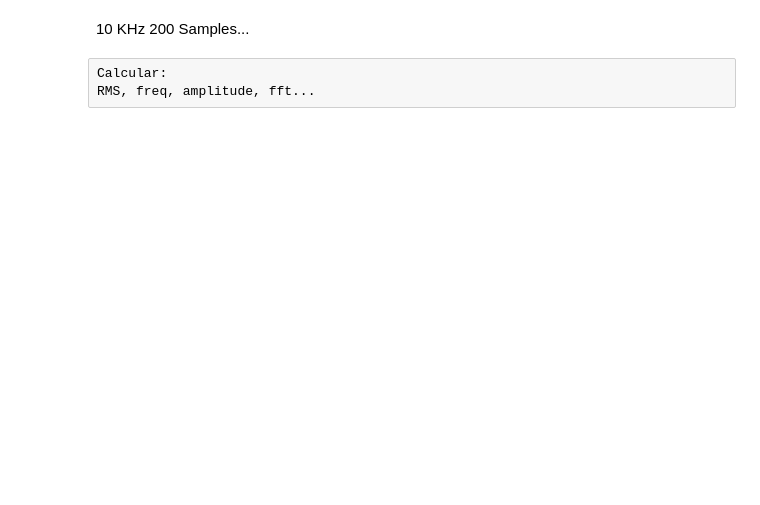
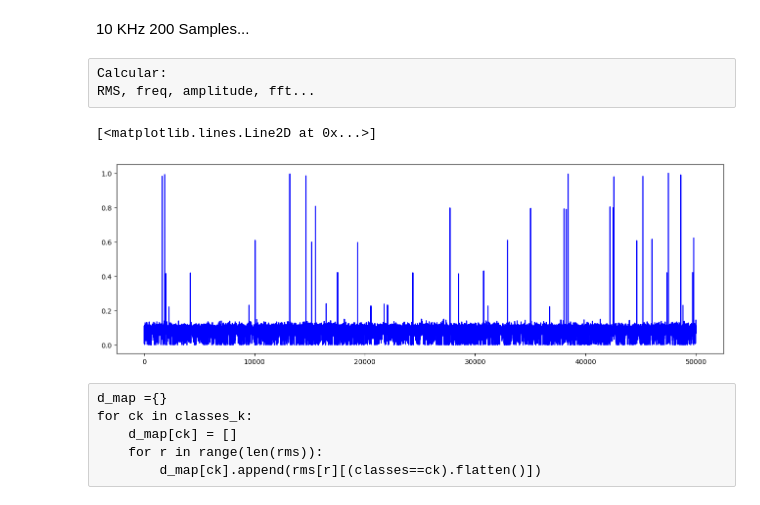
Before and after one commit to luizhlc/MVC, a Jupyter notebook: test.ipynb, the cells around one changed output. Cells and saved outputs as stored; diff of their text form; code cells hidden in the pictures; blank space fills up the shorter version.

```diff
--- a/test.ipynb
+++ b/test.ipynb
@@ -91,9 +78,0 @@ for ck in classes_k:
-# %%
-print("Por Classe:")
-for ck in classes_k:
-    for s in range(n_sensors):
-        print(f'{ck}_s{s}: {np.min(np.min(d_map[ck][s]))}, {np.max(np.max(d_map[ck][s]))}')
-    print('\n')
-print("Por Sensor:")
-for i, s in enumerate(sensor_data):
-    print(f"s{i}", np.min(np.min(s)), np.max(np.max(s)))
@@ -150,0 +111,42 @@ sig_noise_freq = np.abs(scipy.fftpack.fftfreq(time.size, 3/1000))
+# %%
+def get_RMS(sig, f, n, w):
+    steps = np.int_(np.floor(n/w))
+    x_RMS = np.zeros((len(sig),steps)) #Create array for RMS valuess
+    for i in range (0, steps):
+        x_RMS[:,i] = np.sqrt(np.mean((sig[:, (i*w):((i+1)*w)]**2), axis=1))
+    return x_RMS
+# %%
+n = np.int(200)#length of the array
+freq = 10000  #sample rate (10KHz)
+time = 1/freq;
+rms_global = []
+peak = []
+peak2peak =[]
+crista = []
+# rms_w50 =[]
+
+for i in [0,1,2]:
+    rms_global.append(get_RMS(sensor_data[i], freq, n, n))
+    peak.append(np.max(sensor_data[i], axis=1))
+    crista.append(peak[i]/rms_global[i][:,0])
+    peak2peak.append(np.max(sensor_data[i], axis=1)-np.min(sensor_data[i], axis=1))
+    # rms_w50.append(get_RMS(sensor_data[i], freq, n, 10))
+# %%
+for i in [0,1,2]:
+    rms_global[i] = (rms_global[i]-np.min(np.min(rms_global[i])))/(np.max(np.max(rms_global[i]))-np.min(np.min(rms_global[i])))
+    peak[i] = (peak[i]-np.min(np.min(peak[i])))/(np.max(np.max(peak[i]))-np.min(np.min(peak[i])))
+    crista[i] = (crista[i]-np.min(np.min(crista[i])))/(np.max(np.max(crista[i]))-np.min(np.min(crista[i])))
+    peak2peak[i] = (peak2peak[i]-np.min(np.min(peak2peak[i])))/(np.max(np.max(peak2peak[i]))-np.min(np.min(peak2peak[i])))
+# %%
+fig = plt.subplots(figsize=(16, 5))
+plt.plot(peak2peak[0][:], color='blue')
+# print(df.loc[idx]['classe'])
+# %% [output]
+[<matplotlib.lines.Line2D at 0x...>]
+[figure, added]
+# %% [raw]
+d_map ={}
+for ck in classes_k:
+    d_map[ck] = []
+    for r in range(len(rms)):
+        d_map[ck].append(rms[r][(classes==ck).flatten()])
```
Also changed, not shown: parts of 27 cells of this notebook, 2 other files.
